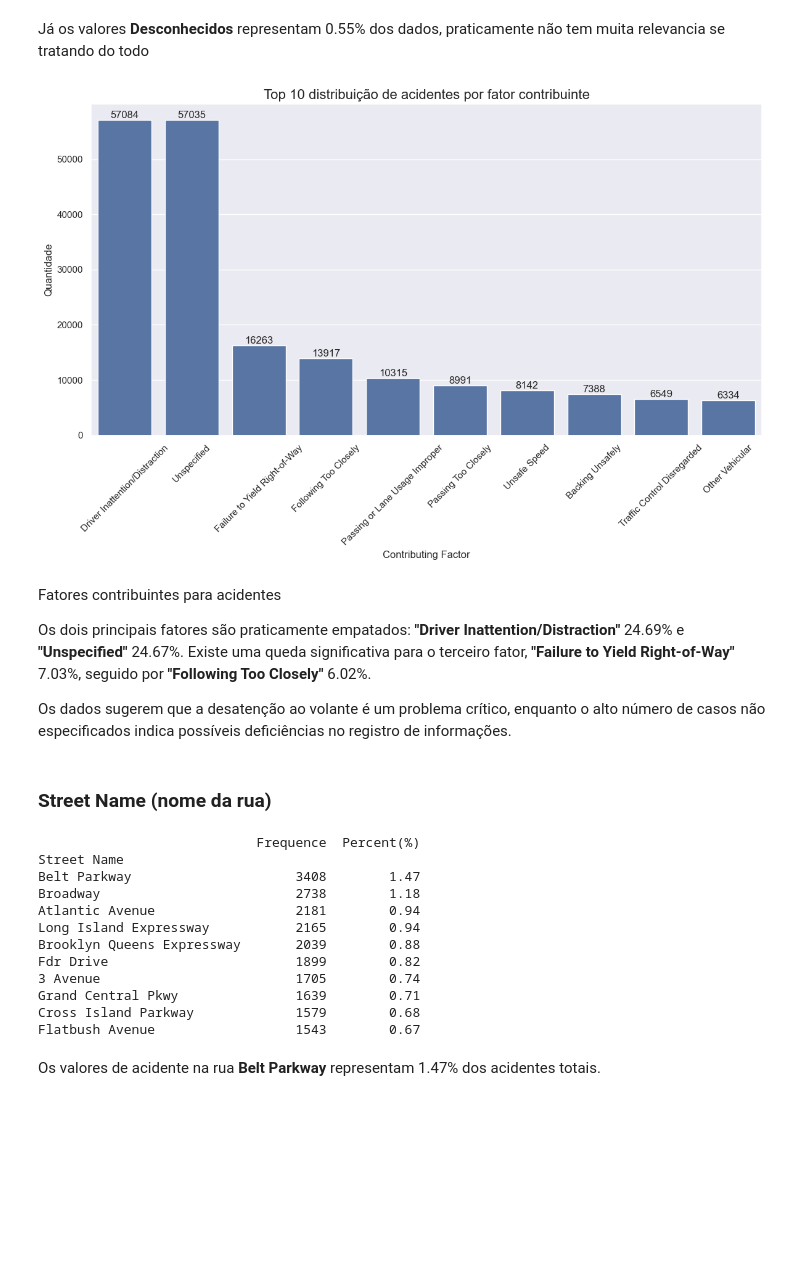
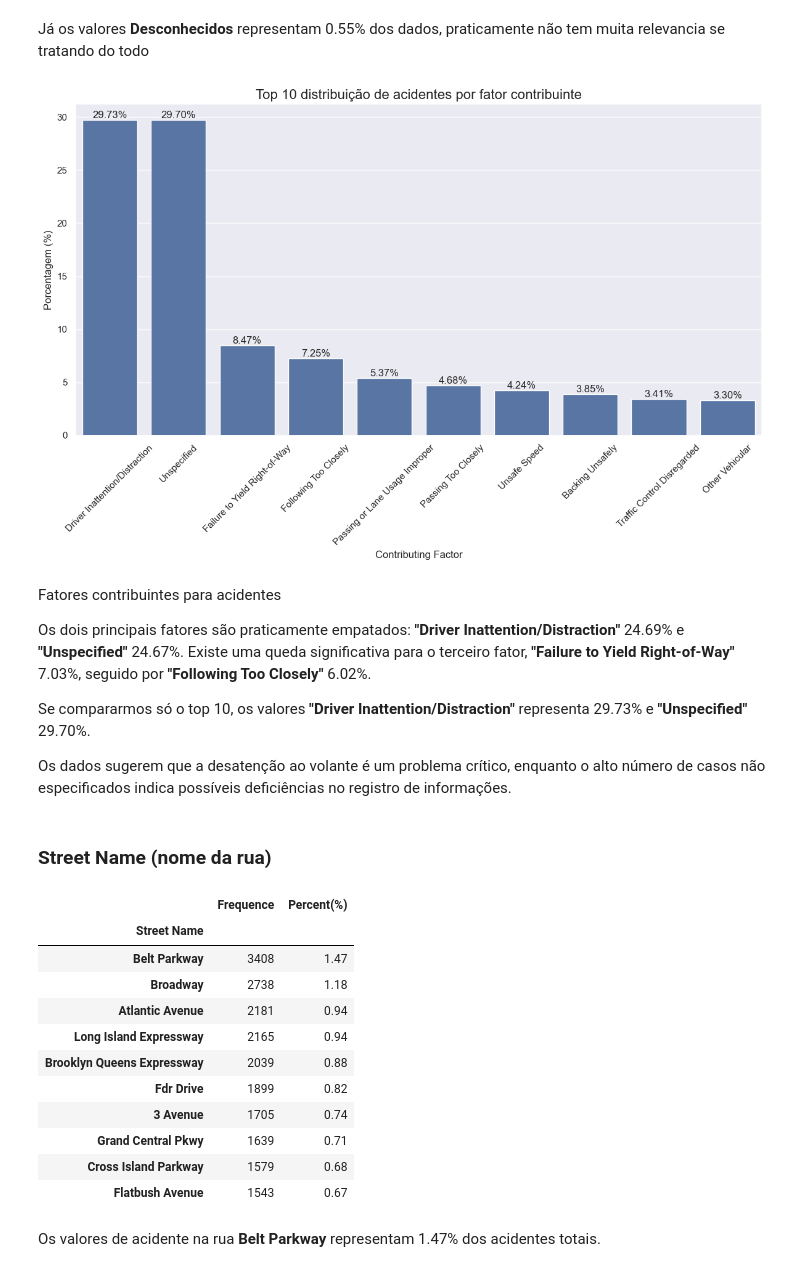
Before and after one commit to Viniciuspneves/exploratory-data-analysis, a Jupyter notebook: nyc_traffic_accidents/notebooks/02_exploratory_analysis.ipynb, the cells around one changed output. Cells and saved outputs as stored; diff of their text form; code cells hidden in the pictures; blank space fills up the shorter version.

```diff
--- a/nyc_traffic_accidents/notebooks/02_exploratory_analysis.ipynb
+++ b/nyc_traffic_accidents/notebooks/02_exploratory_analysis.ipynb
@@ -252,37 +297,45 @@ np.float64(0.55)
 # %% [markdown]
 Já os valores **Desconhecidos** representam 0.55% dos dados, praticamente não tem muita relevancia se tratando do todo
 # %%
-plot_bar_from_column(df=df, column="Contributing Factor",
+plot_bar_from_column(df=df,
+                     column="Contributing Factor",
                      title="Top 10 distribuição de acidentes por fator contribuinte",
-                     top_n=10, rotation=45,
-                     figsize=(12, 8))
+                     top_n=10,
+                     rotation=45,
+                     figsize=(12, 8),
+                     percent=True,
+                     save_path="../visualizations/exploratory/top10_dist_acid_fator_contri.png")
 # %% [output]
-[figure, old version]
+[figure, new version]
 # %% [markdown]
 Fatores contribuintes para acidentes
 
 Os dois principais fatores são praticamente empatados: **"Driver Inattention/Distraction"** 24.69% e **"Unspecified"** 24.67%. Existe uma queda significativa para o terceiro fator, **"Failure to Yield Right-of-Way"** 7.03%, seguido por **"Following Too Closely"** 6.02%.
 
+Se compararmos só o top 10, os valores **"Driver Inattention/Distraction"** representa 29.73% e **"Unspecified"** 29.70%.
+
 Os dados sugerem que a desatenção ao volante é um problema crítico, enquanto o alto número de casos não especificados indica possíveis deficiências no registro de informações.
 # %% [markdown]
 ### Street Name (nome da rua)
 # %%
-print(pd.DataFrame({"Frequence": df["Street Name"].value_counts(),
-              "Percent(%)": round(df["Street Name"]
-              .value_counts(normalize=True)*100, 2)}).head(10))
+street_name = pd.DataFrame({"Frequence": df["Street Name"].value_counts(),
+                            "Percent(%)": round(df["Street Name"]
+                            .value_counts(normalize=True)*100, 2)}).head(10)
+
+street_name
 # %% [output]
-                            Frequence  Percent(%)
-Street Name
-Belt Parkway                     3408        1.47
-Broadway                         2738        1.18
-Atlantic Avenue                  2181        0.94
-Long Island Expressway           2165        0.94
-Brooklyn Queens Expressway       2039        0.88
-Fdr Drive                        1899        0.82
-3 Avenue                         1705        0.74
-Grand Central Pkwy               1639        0.71
-Cross Island Parkway             1579        0.68
-Flatbush Avenue                  1543        0.67
+|  | Frequence | Percent(%) |
+| Street Name |  |  |
+| Belt Parkway | 3408 | 1.47 |
+| Broadway | 2738 | 1.18 |
+| Atlantic Avenue | 2181 | 0.94 |
+| Long Island Expressway | 2165 | 0.94 |
+| Brooklyn Queens Expressway | 2039 | 0.88 |
+| Fdr Drive | 1899 | 0.82 |
+| 3 Avenue | 1705 | 0.74 |
+| Grand Central Pkwy | 1639 | 0.71 |
+| Cross Island Parkway | 1579 | 0.68 |
+| Flatbush Avenue | 1543 | 0.67 |
 # %% [markdown]
 Os valores de acidente na rua **Belt Parkway** representam 1.47% dos acidentes totais.
 # %%
```
Also changed, not shown: parts of 47 cells of this notebook, 34 other files.
